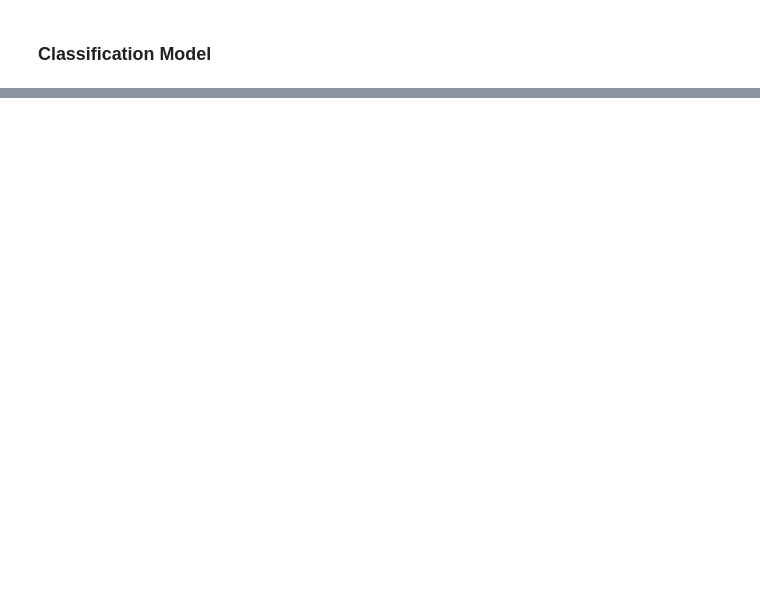
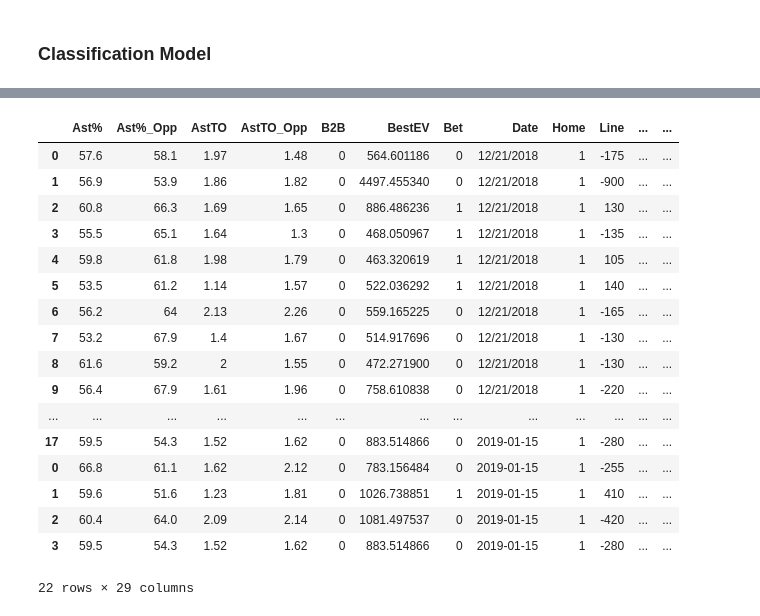
Before and after one commit to meicher/NBA_Predictions, a Jupyter notebook: NBA Game Differential Prediction.ipynb, the cells around one changed output, grey strips where cells are left out. Drawn from its saved outputs; the diff is of its cells as text; code cells hidden in the pictures; blank space fills up the shorter version.

```diff
--- a/NBA Game Differential Prediction.ipynb
+++ b/NBA Game Differential Prediction.ipynb
@@ -356,0 +278,62 @@ def getData(url):
+# %%
+def predLive(model,newdata):
+    test = pd.read_csv("final_testset.csv")
+
+    #append new data for predictions
+    test = test.append(newdata)
+
+    for index, row in test.iterrows():
+
+        #exclude data if game already predicted
+        if pd.Series(row['Bet']).isnull().all():
+
+            #predict with train columns from model training
+            row_train = row[colsToTrain]
+            live = model.predict_proba(row_train)
+
+
+            #write probability predictions to row
+            test.at[index,'Proba'] = live[:,1]
+            test.at[index,'Proba.Opp'] = live[:,0]
+
+        else:
+            pass
+
+    #add EV/Bet information
+    test['Line'] = pd.to_numeric(test['Line'])
+    test['Opp.Line'] = pd.to_numeric(test['Opp.Line'])
+    test['outcomeline1'] = [i/100*1000 if i > 0 else abs(1000/i*100) for i in test['Line']]
+    test['outcomeline2'] = [i/100*1000 if i > 0 else abs(1000/i*100) for i in test['Opp.Line']]
+    test['EV_1'] = test['Proba']*test['outcomeline1']
+    test['EV_2'] = test['Proba.Opp']*test['outcomeline2']
+    test['BestEV'] = test[['EV_1','EV_2']].max(axis=1)
+    test['makeBet'] = test['BestEV'] >1000
+    test['Bet'] = [1 if row['BestEV'] == row['EV_1'] else 0 for i,row in test.iterrows()]
+
+    test.drop(['outcomeline1','outcomeline2','EV_1','EV_2','makeBet'],axis=1,inplace=True)
+
+    #overwrite testset w/ predicted probabilities + bet decisions
+    test.to_csv("final_testset.csv",index=False)
+
+    return test
+# %%
+predLive(model_LR,games)
+# %% [output]
+|  | Ast% | Ast%_Opp | AstTO | AstTO_Opp | B2B | BestEV | Bet | Date | Home | Line | ... | ... |
+| 0 | 57.6 | 58.1 | 1.97 | 1.48 | 0 | 564.601186 | 0 | 12/21/2018 | 1 | -175 | ... | ... |
+| 1 | 56.9 | 53.9 | 1.86 | 1.82 | 0 | 4497.455340 | 0 | 12/21/2018 | 1 | -900 | ... | ... |
+| 2 | 60.8 | 66.3 | 1.69 | 1.65 | 0 | 886.486236 | 1 | 12/21/2018 | 1 | 130 | ... | ... |
+| 3 | 55.5 | 65.1 | 1.64 | 1.3 | 0 | 468.050967 | 1 | 12/21/2018 | 1 | -135 | ... | ... |
+| 4 | 59.8 | 61.8 | 1.98 | 1.79 | 0 | 463.320619 | 1 | 12/21/2018 | 1 | 105 | ... | ... |
+| 5 | 53.5 | 61.2 | 1.14 | 1.57 | 0 | 522.036292 | 1 | 12/21/2018 | 1 | 140 | ... | ... |
+| 6 | 56.2 | 64 | 2.13 | 2.26 | 0 | 559.165225 | 0 | 12/21/2018 | 1 | -165 | ... | ... |
+| 7 | 53.2 | 67.9 | 1.4 | 1.67 | 0 | 514.917696 | 0 | 12/21/2018 | 1 | -130 | ... | ... |
+| 8 | 61.6 | 59.2 | 2 | 1.55 | 0 | 472.271900 | 0 | 12/21/2018 | 1 | -130 | ... | ... |
+| 9 | 56.4 | 67.9 | 1.61 | 1.96 | 0 | 758.610838 | 0 | 12/21/2018 | 1 | -220 | ... | ... |
+| ... | ... | ... | ... | ... | ... | ... | ... | ... | ... | ... | ... | ... |
+| 17 | 59.5 | 54.3 | 1.52 | 1.62 | 0 | 883.514866 | 0 | 2019-01-15 | 1 | -280 | ... | ... |
+| 0 | 66.8 | 61.1 | 1.62 | 2.12 | 0 | 783.156484 | 0 | 2019-01-15 | 1 | -255 | ... | ... |
+| 1 | 59.6 | 51.6 | 1.23 | 1.81 | 0 | 1026.738851 | 1 | 2019-01-15 | 1 | 410 | ... | ... |
+| 2 | 60.4 | 64.0 | 2.09 | 2.14 | 0 | 1081.497537 | 0 | 2019-01-15 | 1 | -420 | ... | ... |
+| 3 | 59.5 | 54.3 | 1.52 | 1.62 | 0 | 883.514866 | 0 | 2019-01-15 | 1 | -280 | ... | ... |
+22 rows × 29 columns
```
Also changed, not shown: parts of 34 cells of this notebook, 5 other files.
